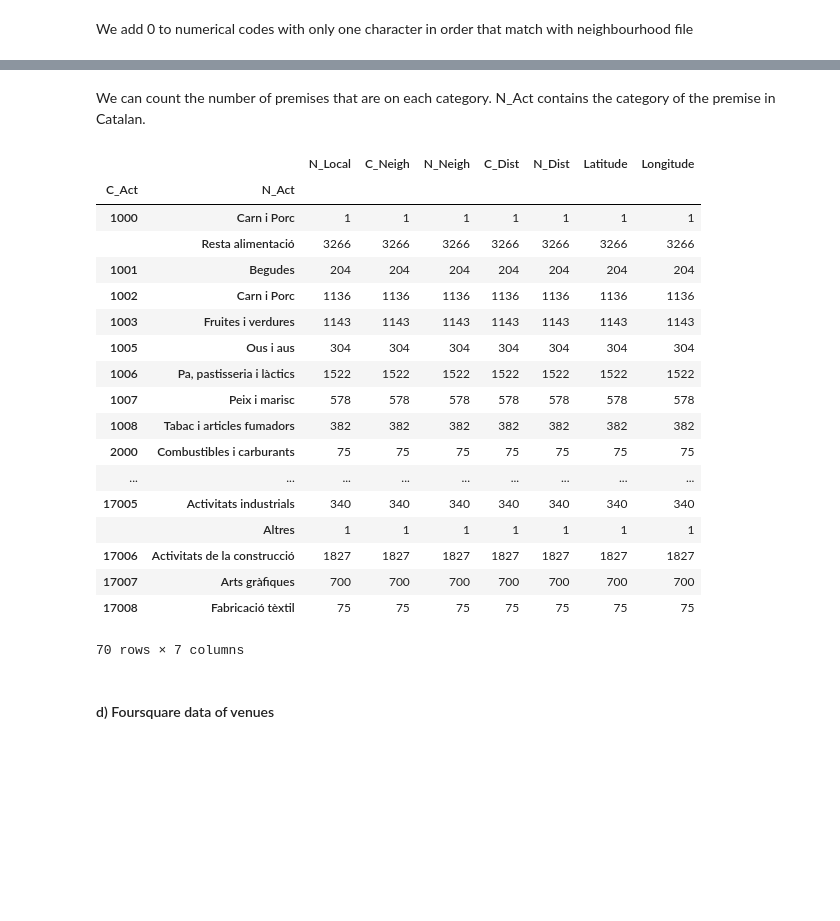
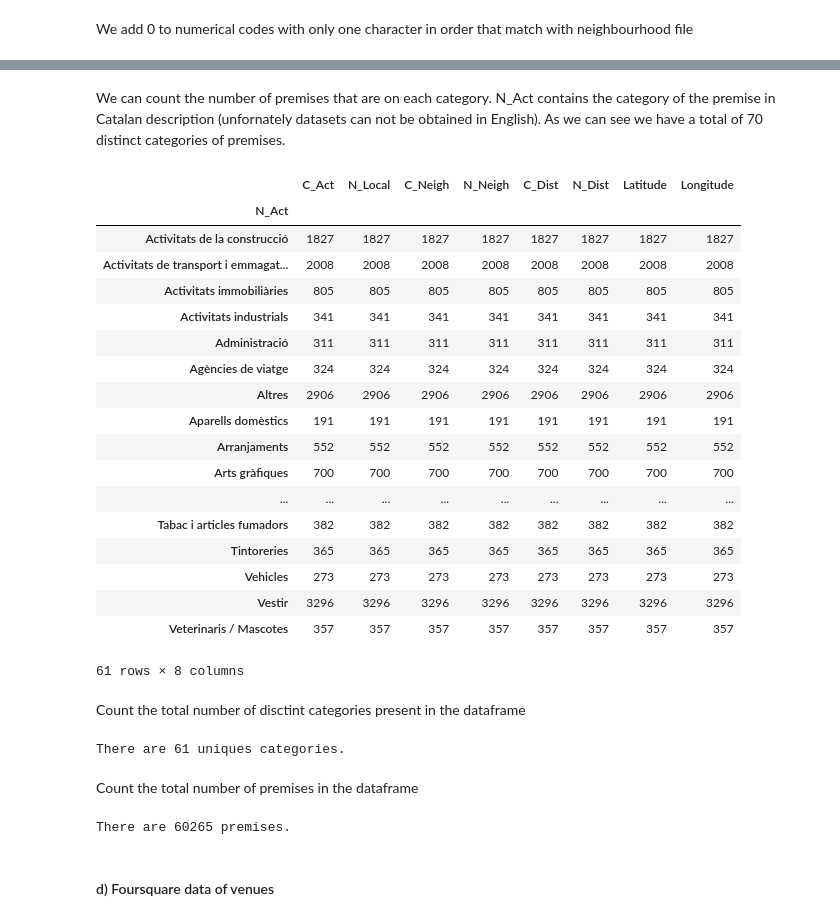
Before and after one commit to engbcn/Coursera_Capstone, a Jupyter notebook: Capstone Project - The Battle of Neighbourhoods.ipynb, the cells around one changed output, grey strips where cells are left out. Drawn from its saved outputs; the diff is of its cells as text; code cells hidden in the pictures; blank space fills up the shorter version.

```diff
--- a/Capstone Project - The Battle of Neighbourhoods.ipynb
+++ b/Capstone Project - The Battle of Neighbourhoods.ipynb
@@ -467,27 +485,39 @@ bcn_premises_df.head()
 # %% [markdown]
-We can count the number of premises that are on each category. N_Act contains the category of the premise in Catalan.
+We can count the number of premises that are on each category. N_Act contains the category of the premise in Catalan description (unfornately datasets can not be obtained in English). As we can see we have a total of 70 distinct categories of premises.
 # %%
-bcn_premises_df.groupby(['C_Act', 'N_Act']).count()
+bcn_premises_df.groupby(['N_Act']).count()
 # %% [output]
-|  |  | N_Local | C_Neigh | N_Neigh | C_Dist | N_Dist | Latitude | Longitude |
-| C_Act | N_Act |  |  |  |  |  |  |  |
-| 1000 | Carn i Porc | 1 | 1 | 1 | 1 | 1 | 1 | 1 |
-|  | Resta alimentació | 3266 | 3266 | 3266 | 3266 | 3266 | 3266 | 3266 |
-| 1001 | Begudes | 204 | 204 | 204 | 204 | 204 | 204 | 204 |
-| 1002 | Carn i Porc | 1136 | 1136 | 1136 | 1136 | 1136 | 1136 | 1136 |
-| 1003 | Fruites i verdures | 1143 | 1143 | 1143 | 1143 | 1143 | 1143 | 1143 |
-| 1005 | Ous i aus | 304 | 304 | 304 | 304 | 304 | 304 | 304 |
-| 1006 | Pa, pastisseria i làctics | 1522 | 1522 | 1522 | 1522 | 1522 | 1522 | 1522 |
-| 1007 | Peix i marisc | 578 | 578 | 578 | 578 | 578 | 578 | 578 |
-| 1008 | Tabac i articles fumadors | 382 | 382 | 382 | 382 | 382 | 382 | 382 |
-| 2000 | Combustibles i carburants | 75 | 75 | 75 | 75 | 75 | 75 | 75 |
+|  | C_Act | N_Local | C_Neigh | N_Neigh | C_Dist | N_Dist | Latitude | Longitude |
+| N_Act |  |  |  |  |  |  |  |  |
+| Activitats de la construcció | 1827 | 1827 | 1827 | 1827 | 1827 | 1827 | 1827 | 1827 |
+| Activitats de transport i emmagat... | 2008 | 2008 | 2008 | 2008 | 2008 | 2008 | 2008 | 2008 |
+| Activitats immobiliàries | 805 | 805 | 805 | 805 | 805 | 805 | 805 | 805 |
+| Activitats industrials | 341 | 341 | 341 | 341 | 341 | 341 | 341 | 341 |
+| Administració | 311 | 311 | 311 | 311 | 311 | 311 | 311 | 311 |
+| Agències de viatge | 324 | 324 | 324 | 324 | 324 | 324 | 324 | 324 |
+| Altres | 2906 | 2906 | 2906 | 2906 | 2906 | 2906 | 2906 | 2906 |
+| Aparells domèstics | 191 | 191 | 191 | 191 | 191 | 191 | 191 | 191 |
+| Arranjaments | 552 | 552 | 552 | 552 | 552 | 552 | 552 | 552 |
+| Arts gràfiques | 700 | 700 | 700 | 700 | 700 | 700 | 700 | 700 |
 | ... | ... | ... | ... | ... | ... | ... | ... | ... |
-| 17005 | Activitats industrials | 340 | 340 | 340 | 340 | 340 | 340 | 340 |
-|  | Altres | 1 | 1 | 1 | 1 | 1 | 1 | 1 |
-| 17006 | Activitats de la construcció | 1827 | 1827 | 1827 | 1827 | 1827 | 1827 | 1827 |
-| 17007 | Arts gràfiques | 700 | 700 | 700 | 700 | 700 | 700 | 700 |
-| 17008 | Fabricació tèxtil | 75 | 75 | 75 | 75 | 75 | 75 | 75 |
+| Tabac i articles fumadors | 382 | 382 | 382 | 382 | 382 | 382 | 382 | 382 |
+| Tintoreries | 365 | 365 | 365 | 365 | 365 | 365 | 365 | 365 |
+| Vehicles | 273 | 273 | 273 | 273 | 273 | 273 | 273 | 273 |
+| Vestir | 3296 | 3296 | 3296 | 3296 | 3296 | 3296 | 3296 | 3296 |
+| Veterinaris / Mascotes | 357 | 357 | 357 | 357 | 357 | 357 | 357 | 357 |
-70 rows × 7 columns
+61 rows × 8 columns
+# %% [markdown]
+Count the total number of disctint categories present in the dataframe
+# %%
+print('There are {} uniques categories.'.format(len(bcn_premises_df['N_Act'].unique())))
+# %% [output]
+There are 61 uniques categories.
+# %% [markdown]
+Count the total number of premises in the dataframe
+# %%
+print('There are {} premises.'.format(bcn_premises_df.shape[0]))
+# %% [output]
+There are 60265 premises.
 # %% [markdown]
 #### d) Foursquare data of venues
 # %% [markdown]
```
Also changed, not shown: parts of 11 cells of this notebook.
